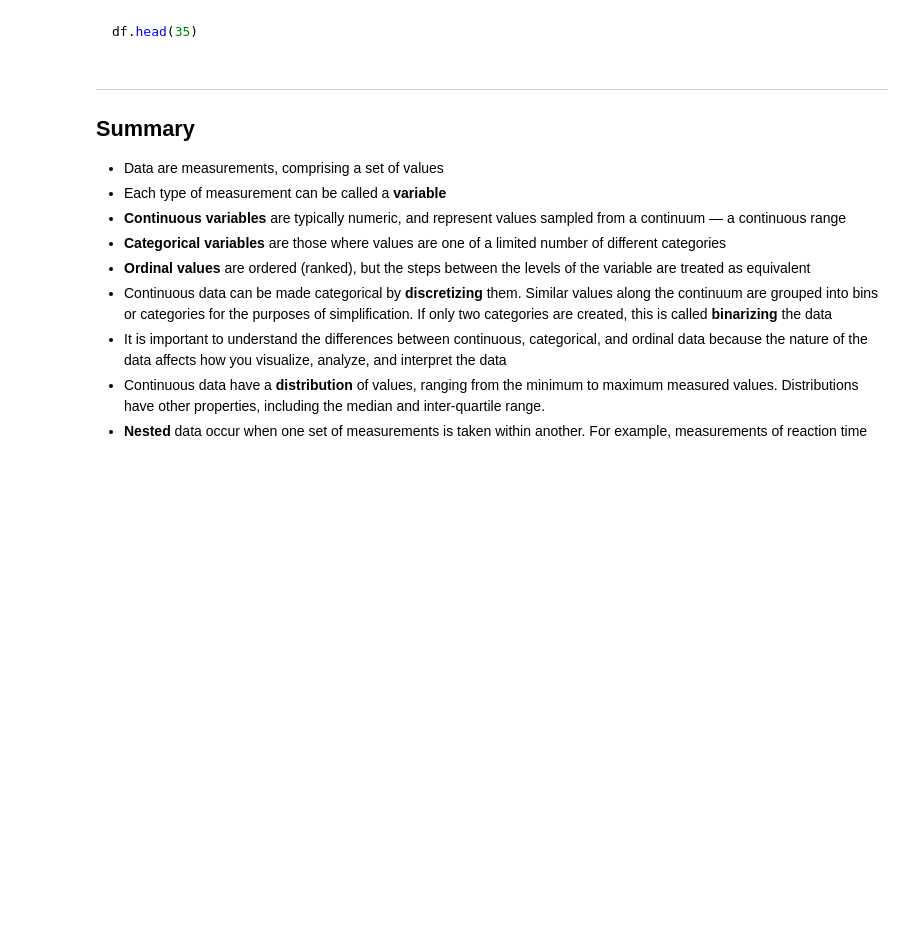
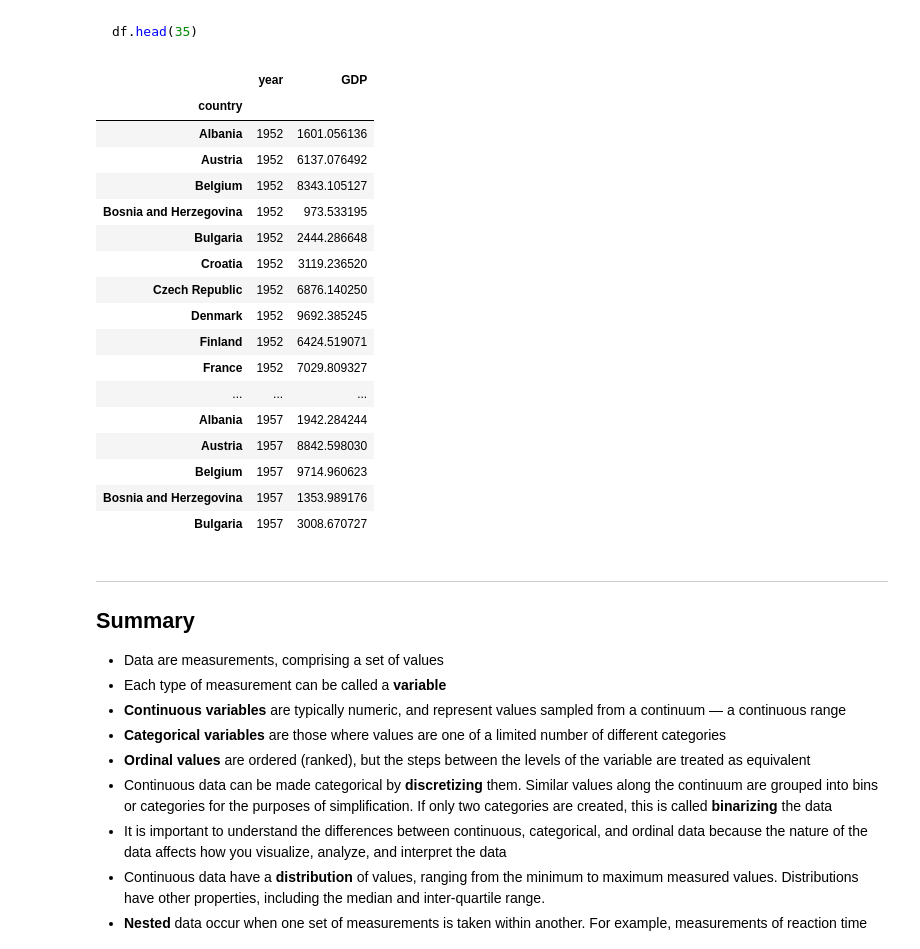
Before and after one commit to stochastic-bean/NDS_Ch4_visualizing_data, a Jupyter notebook: 4 - plotting_types.ipynb, the cells around one changed output. Cells and saved outputs as stored; diff of their text form; code cells hidden in the pictures; blank space fills up the shorter version.

```diff
--- a/4 - plotting_types.ipynb
+++ b/4 - plotting_types.ipynb
@@ -146,12 +158,36 @@ Below we convert the GDP data to long form as described above. Prior to doing so
 df.columns = df.columns.str.strip('gdpPercap_')
 df = df.melt(var_name='year', value_name='GDP', ignore_index=False)
 ~~~
+# %%
+df.columns = df.columns.str.strip('gdpPercap_')
+df = df.melt(var_name='year', value_name='GDP', ignore_index=False)
 # %% [markdown]
 You can see below that after the row for the last country in 1952, the list of countries repeats again, now for the year 1957, and so on.
 # %% [markdown]
 ~~~python
 df.head(35)
 ~~~
+# %%
+df.head(35)
+# %% [output]
+|  | year | GDP |
+| country |  |  |
+| Albania | 1952 | 1601.056136 |
+| Austria | 1952 | 6137.076492 |
+| Belgium | 1952 | 8343.105127 |
+| Bosnia and Herzegovina | 1952 | 973.533195 |
+| Bulgaria | 1952 | 2444.286648 |
+| Croatia | 1952 | 3119.236520 |
+| Czech Republic | 1952 | 6876.140250 |
+| Denmark | 1952 | 9692.385245 |
+| Finland | 1952 | 6424.519071 |
+| France | 1952 | 7029.809327 |
+| ... | ... | ... |
+| Albania | 1957 | 1942.284244 |
+| Austria | 1957 | 8842.598030 |
+| Belgium | 1957 | 9714.960623 |
+| Bosnia and Herzegovina | 1957 | 1353.989176 |
+| Bulgaria | 1957 | 3008.670727 |
 # %% [markdown]
 ---
 ## Summary
```
Also changed, not shown: parts of 2 cells of this notebook.
